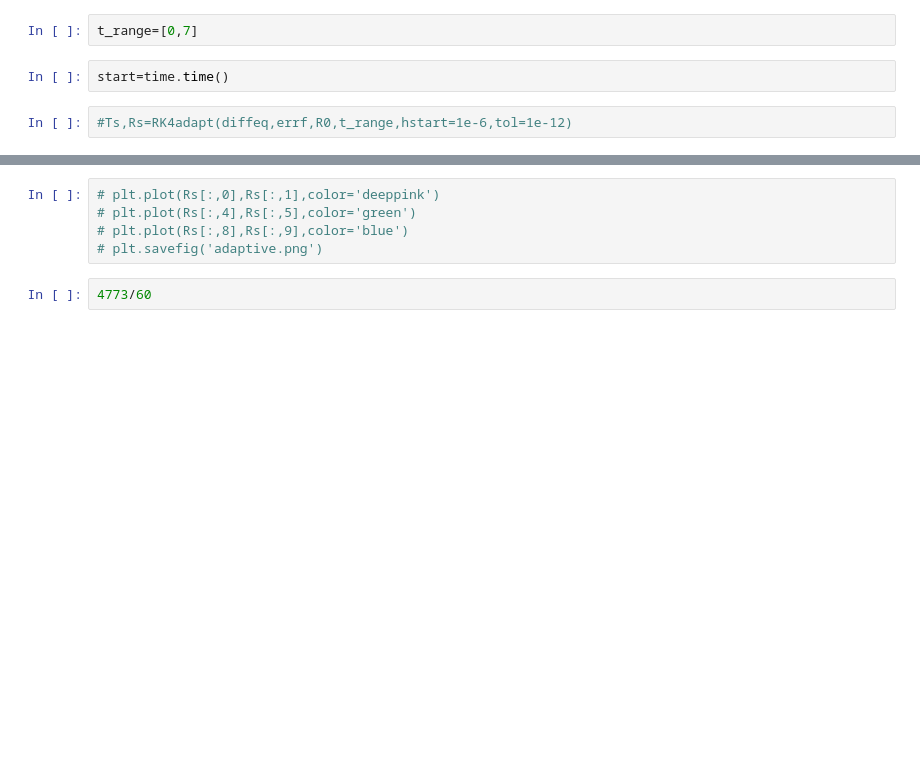
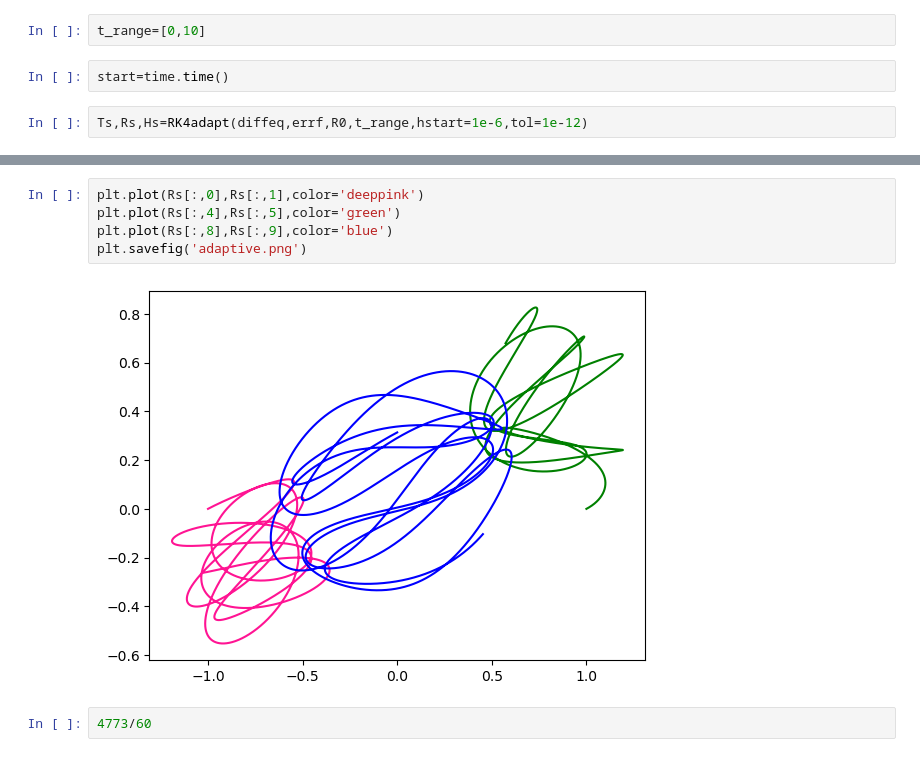
Before and after one commit to sarahedraves/Draves-GCComputationalAstrophysics, a Jupyter notebook: finalproject/12.11_adaptivemultieq.ipynb, the cells around one changed output, grey strips where cells are left out. Drawn from its saved outputs; the diff is of its cells as text; blank space fills up the shorter version.

Commit message:
big fix to adaptive solver in addition to other changes

```diff
--- a/finalproject/12.11_adaptivemultieq.ipynb
+++ b/finalproject/12.11_adaptivemultieq.ipynb
@@ -48,11 +48,11 @@ R02=np.array([1,0,0.306893,0.125507])
 R03=np.array([0,0.3133550361,-0.613786,-0.251014])
 R0=np.concatenate([R01,R02,R03])
 # %%
-t_range=[0,7]
+t_range=[0,10]
 # %%
 start=time.time()
 # %%
-#Ts,Rs=RK4adapt(diffeq,errf,R0,t_range,hstart=1e-6,tol=1e-12)
+Ts,Rs,Hs=RK4adapt(diffeq,errf,R0,t_range,hstart=1e-6,tol=1e-12)
 # %%
 end=time.time()
 total=end-start
@@ -62,8 +62,10 @@ print(total)
 # %%
-# plt.plot(Rs[:,0],Rs[:,1],color='deeppink')
-# plt.plot(Rs[:,4],Rs[:,5],color='green')
-# plt.plot(Rs[:,8],Rs[:,9],color='blue')
-# plt.savefig('adaptive.png')
+plt.plot(Rs[:,0],Rs[:,1],color='deeppink')
+plt.plot(Rs[:,4],Rs[:,5],color='green')
+plt.plot(Rs[:,8],Rs[:,9],color='blue')
+plt.savefig('adaptive.png')
+# %% [output]
+[figure, added]
 # %%
 4773/60
 # %% [output]
```
Also changed, not shown: parts of 5 cells of this notebook, 11 other files.
